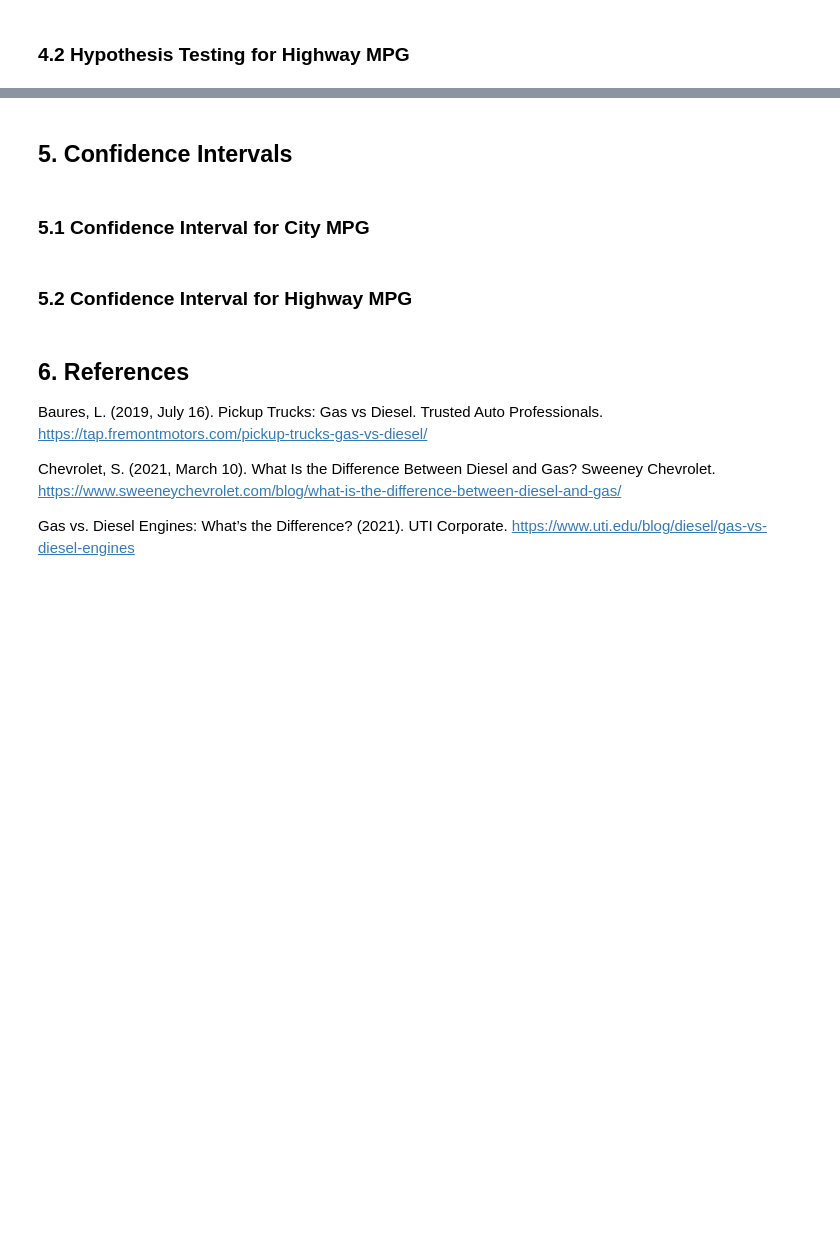
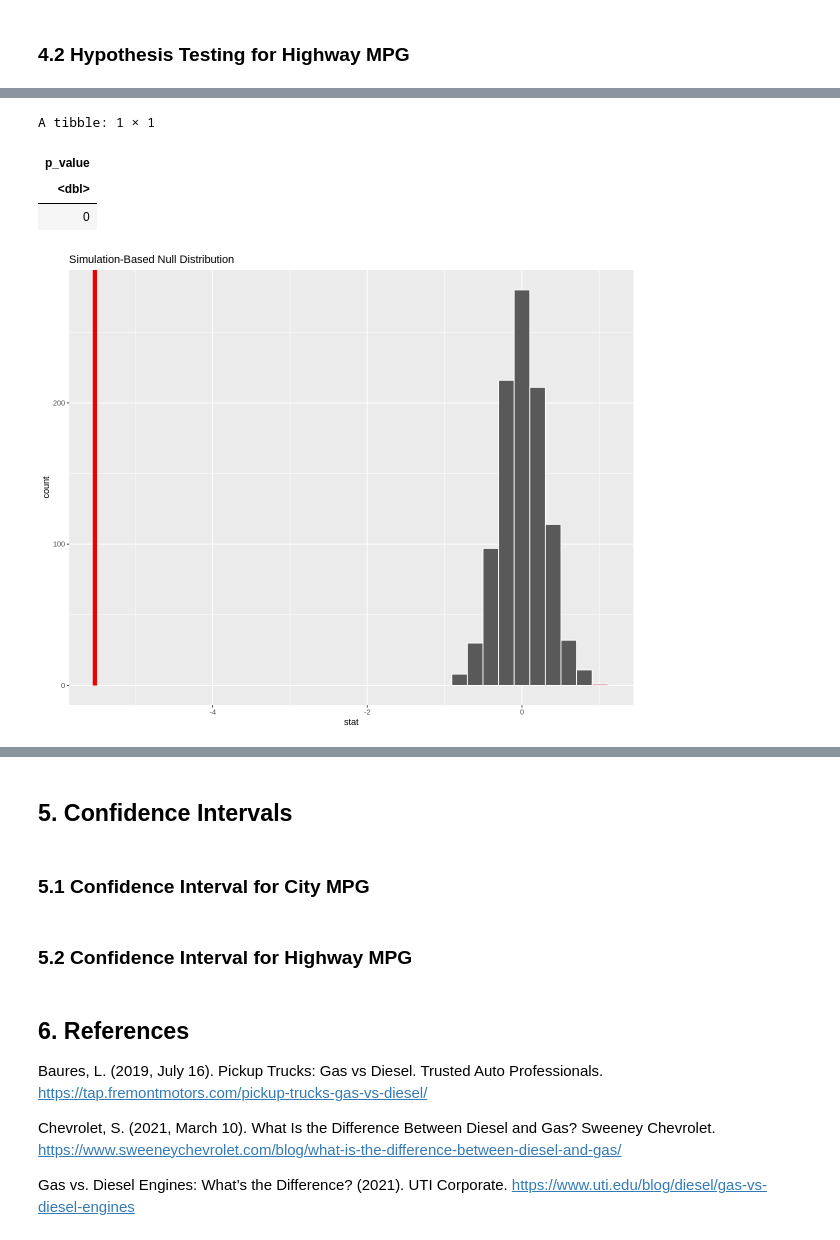
Before and after one commit to Zibo-S/STAT201_GP_7, a Jupyter notebook: fuel_project_final_report_draft1.ipynb, the cells around one changed output, grey strips where cells are left out. Cells and saved outputs as stored; diff of their text form; code cells hidden in the pictures; blank space fills up the shorter version.

```diff
--- a/fuel_project_final_report_draft1.ipynb
+++ b/fuel_project_final_report_draft1.ipynb
@@ -239,4 +355,7 @@ p_value_visualization <- visualize(null_distribution_highway, bins = 10) +
 p_value_visualization
 
 #Getting P-value
-p_value <- visualize(null_distribution_highway, bins = 10) + get_p_value(obs_stat = obs_diff_means, direction = "both")
+p_value <- null_distribution_highway %>%
+    get_p_value(obs_stat = obs_diff_means, direction = "both")
+p_value
+# %% [output]
@@ -242,0 +364,5 @@ p_value <- visualize(null_distribution_highway, bins = 10) + get_p_value(obs_sta
+A tibble: 1 × 1
+| p_value |
+| <dbl> |
+| 0 |
+[figure, added]
```
Also changed, not shown: parts of 18 cells of this notebook.
